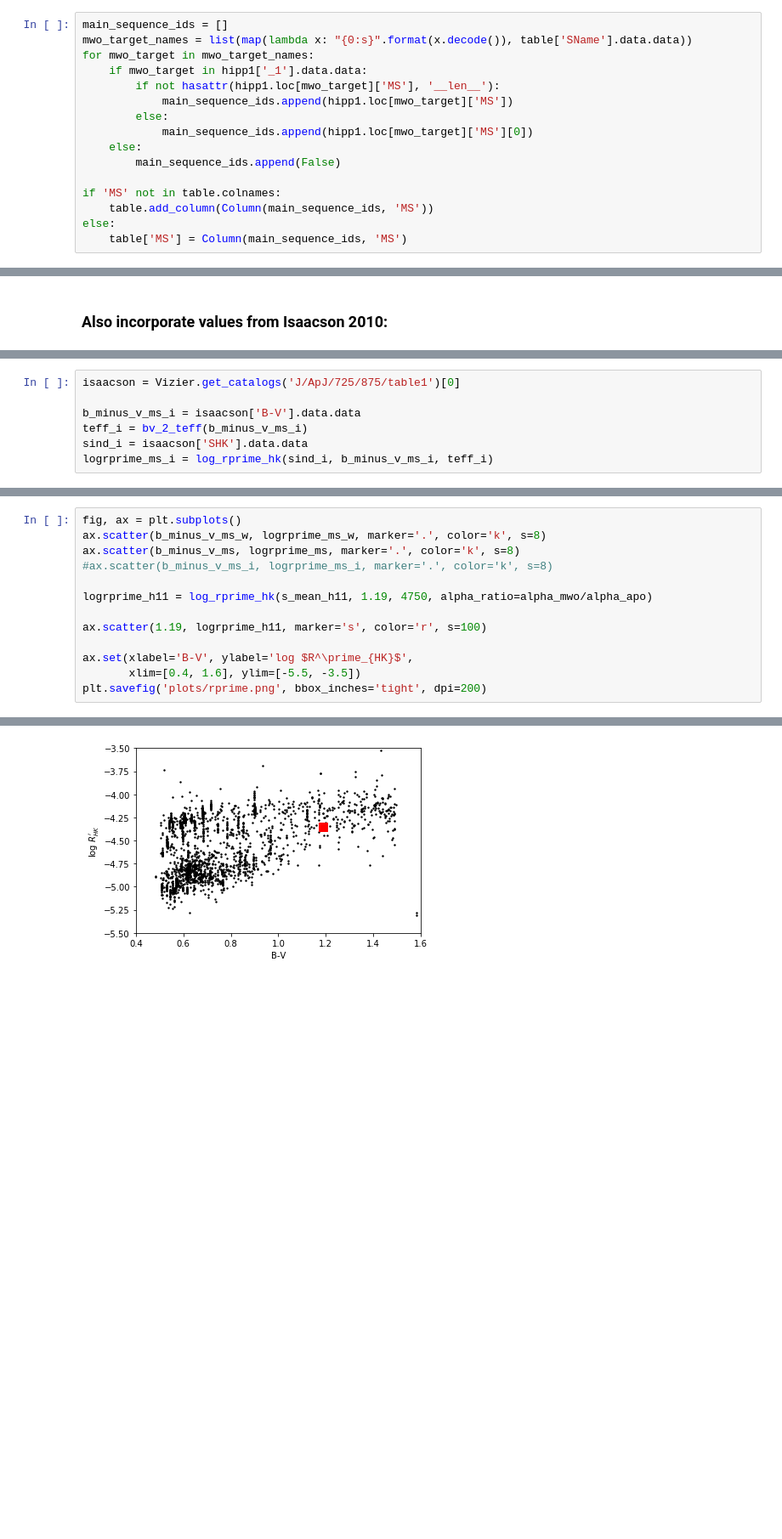
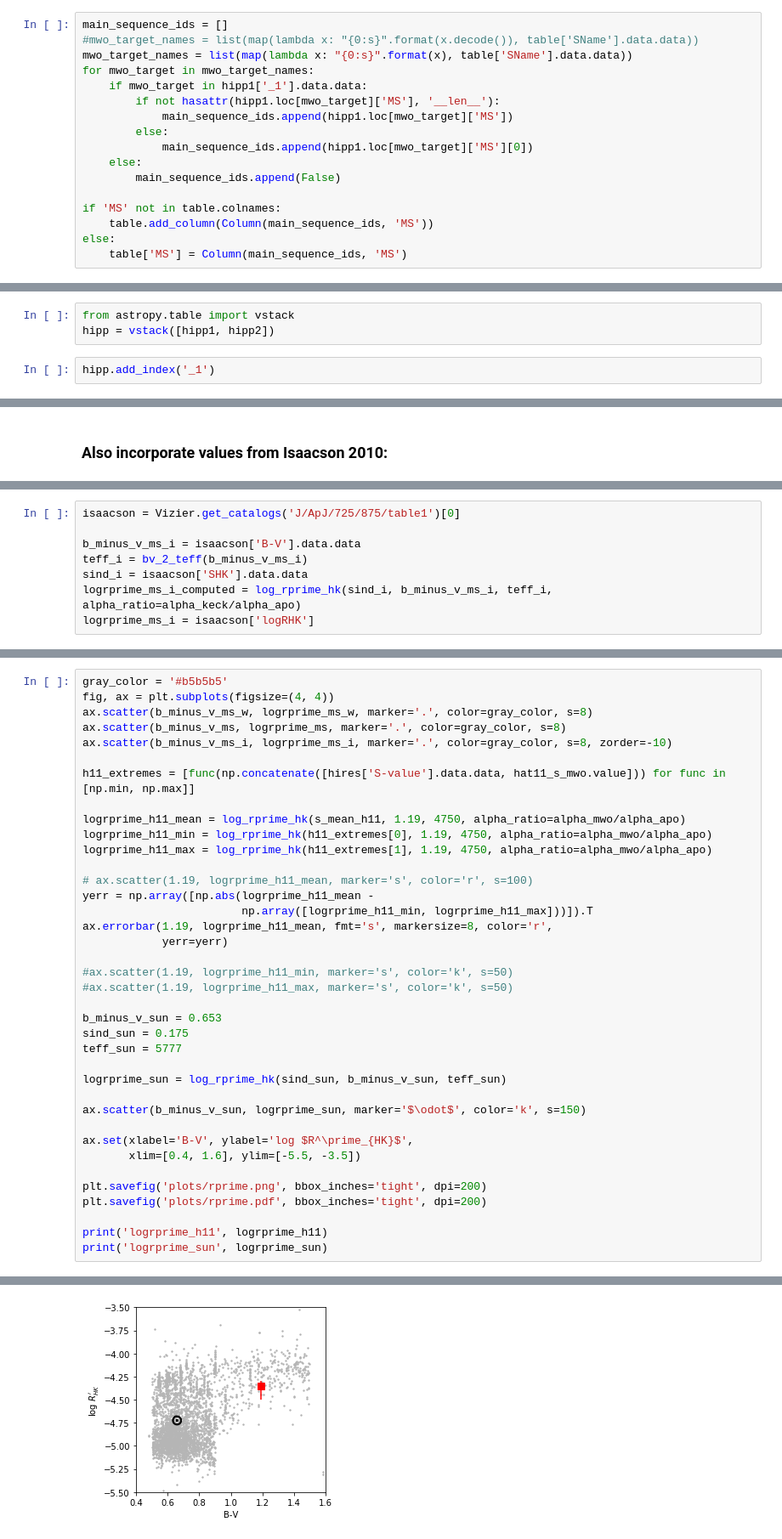
Before and after one commit to bmorris3/arces_hk, a Jupyter notebook: rprime.ipynb, the cells around one changed output, grey strips where cells are left out. Shown at 85% size. Saved outputs shown, nothing was run; the diff lists cells and outputs as text; blank space fills up the shorter version.

```diff
--- a/rprime.ipynb
+++ b/rprime.ipynb
@@ -189,7 +196,8 @@ ax.invert_yaxis();
 [figure]
 # %%
 main_sequence_ids = []
-mwo_target_names = list(map(lambda x: "{0:s}".format(x.decode()), table['SName'].data.data))
+#mwo_target_names = list(map(lambda x: "{0:s}".format(x.decode()), table['SName'].data.data))
+mwo_target_names = list(map(lambda x: "{0:s}".format(x), table['SName'].data.data))
 for mwo_target in mwo_target_names:
     if mwo_target in hipp1['_1'].data.data:
         if not hasattr(hipp1.loc[mwo_target]['MS'], '__len__'):
@@ -267,6 +269,11 @@ ax.plot(x, y)
 ax.invert_yaxis();
 # %% [output]
 [figure]
+# %%
+from astropy.table import vstack
+hipp = vstack([hipp1, hipp2])
+# %%
+hipp.add_index('_1')
 # %%
 main_sequence_ids = []
 b_minus_v_wright = []
@@ -326,4 +336,5 @@ isaacson = Vizier.get_catalogs('J/ApJ/725/875/table1')[0]
 b_minus_v_ms_i = isaacson['B-V'].data.data
 teff_i = bv_2_teff(b_minus_v_ms_i)
 sind_i = isaacson['SHK'].data.data
-logrprime_ms_i = log_rprime_hk(sind_i, b_minus_v_ms_i, teff_i)
+logrprime_ms_i_computed = log_rprime_hk(sind_i, b_minus_v_ms_i, teff_i, alpha_ratio=alpha_keck/alpha_apo)
+logrprime_ms_i = isaacson['logRHK']
@@ -339,14 +356,39 @@ Number of MS comparison stars considered: 4677
 # %%
-fig, ax = plt.subplots()
-ax.scatter(b_minus_v_ms_w, logrprime_ms_w, marker='.', color='k', s=8)
-ax.scatter(b_minus_v_ms, logrprime_ms, marker='.', color='k', s=8)
-#ax.scatter(b_minus_v_ms_i, logrprime_ms_i, marker='.', color='k', s=8)
+gray_color = '#b5b5b5'
+fig, ax = plt.subplots(figsize=(4, 4))
+ax.scatter(b_minus_v_ms_w, logrprime_ms_w, marker='.', color=gray_color, s=8)
+ax.scatter(b_minus_v_ms, logrprime_ms, marker='.', color=gray_color, s=8)
+ax.scatter(b_minus_v_ms_i, logrprime_ms_i, marker='.', color=gray_color, s=8, zorder=-10)
 
-logrprime_h11 = log_rprime_hk(s_mean_h11, 1.19, 4750, alpha_ratio=alpha_mwo/alpha_apo)
+h11_extremes = [func(np.concatenate([hires['S-value'].data.data, hat11_s_mwo.value])) for func in [np.min, np.max]]
 
-ax.scatter(1.19, logrprime_h11, marker='s', color='r', s=100)
+logrprime_h11_mean = log_rprime_hk(s_mean_h11, 1.19, 4750, alpha_ratio=alpha_mwo/alpha_apo)
+logrprime_h11_min = log_rprime_hk(h11_extremes[0], 1.19, 4750, alpha_ratio=alpha_mwo/alpha_apo)
+logrprime_h11_max = log_rprime_hk(h11_extremes[1], 1.19, 4750, alpha_ratio=alpha_mwo/alpha_apo)
+
+# ax.scatter(1.19, logrprime_h11_mean, marker='s', color='r', s=100)
+yerr = np.array([np.abs(logrprime_h11_mean -
+                        np.array([logrprime_h11_min, logrprime_h11_max]))]).T
+ax.errorbar(1.19, logrprime_h11_mean, fmt='s', markersize=8, color='r',
+            yerr=yerr)
+
+#ax.scatter(1.19, logrprime_h11_min, marker='s', color='k', s=50)
+#ax.scatter(1.19, logrprime_h11_max, marker='s', color='k', s=50)
+
+b_minus_v_sun = 0.653
+sind_sun = 0.175
+teff_sun = 5777
+
+logrprime_sun = log_rprime_hk(sind_sun, b_minus_v_sun, teff_sun)
+
+ax.scatter(b_minus_v_sun, logrprime_sun, marker='$\odot$', color='k', s=150)
 
 ax.set(xlabel='B-V', ylabel='log $R^\prime_{HK}$',
        xlim=[0.4, 1.6], ylim=[-5.5, -3.5])
+
 plt.savefig('plots/rprime.png', bbox_inches='tight', dpi=200)
+plt.savefig('plots/rprime.pdf', bbox_inches='tight', dpi=200)
+
+print('logrprime_h11', logrprime_h11)
+print('logrprime_sun', logrprime_sun)
 # %% [output]
@@ -353 +396 @@ plt.savefig('plots/rprime.png', bbox_inches='tight', dpi=200)
-[figure, old version]
+[figure, new version]
```
Also changed, not shown: parts of 18 cells of this notebook, 14 other files.
